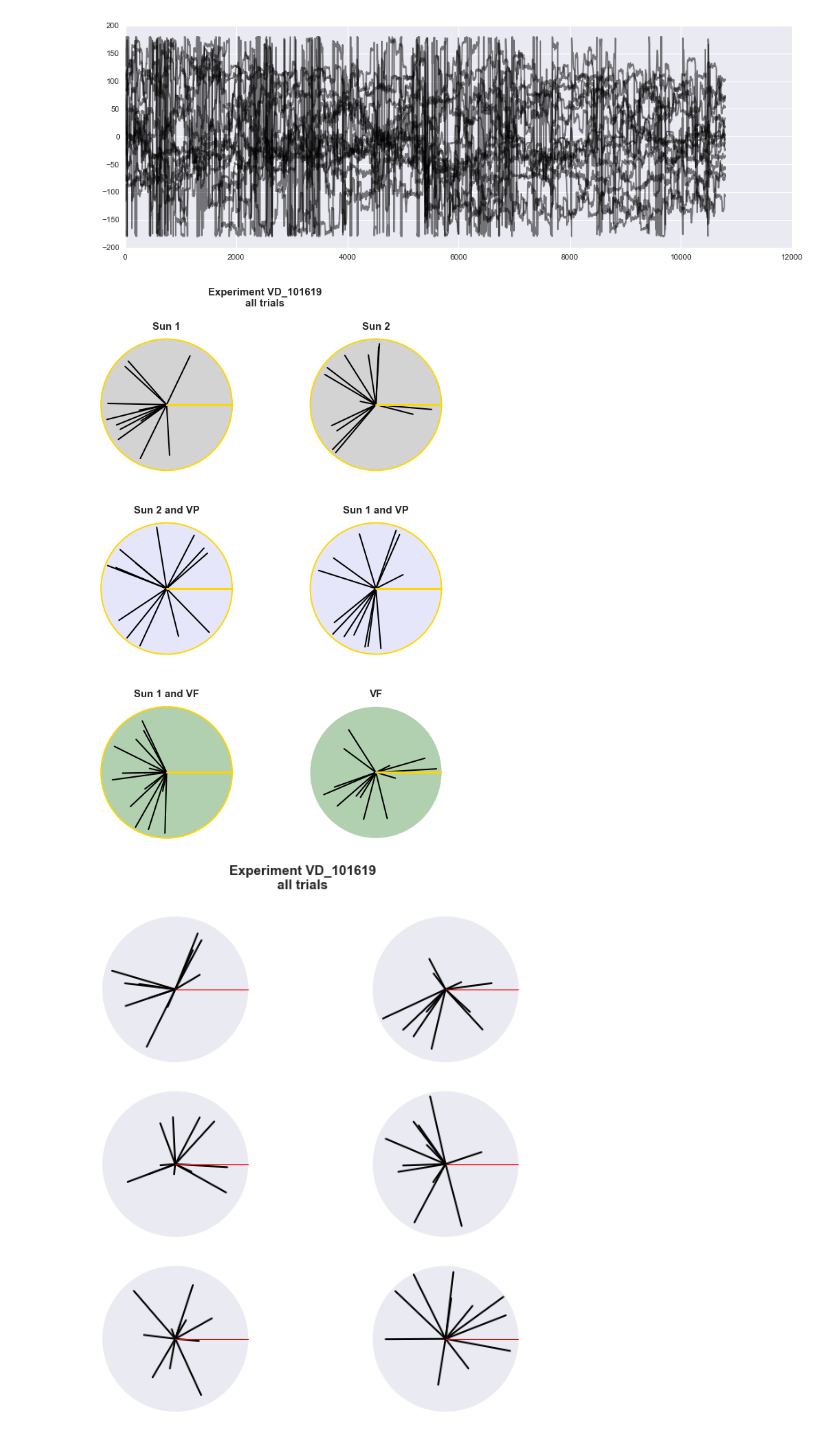
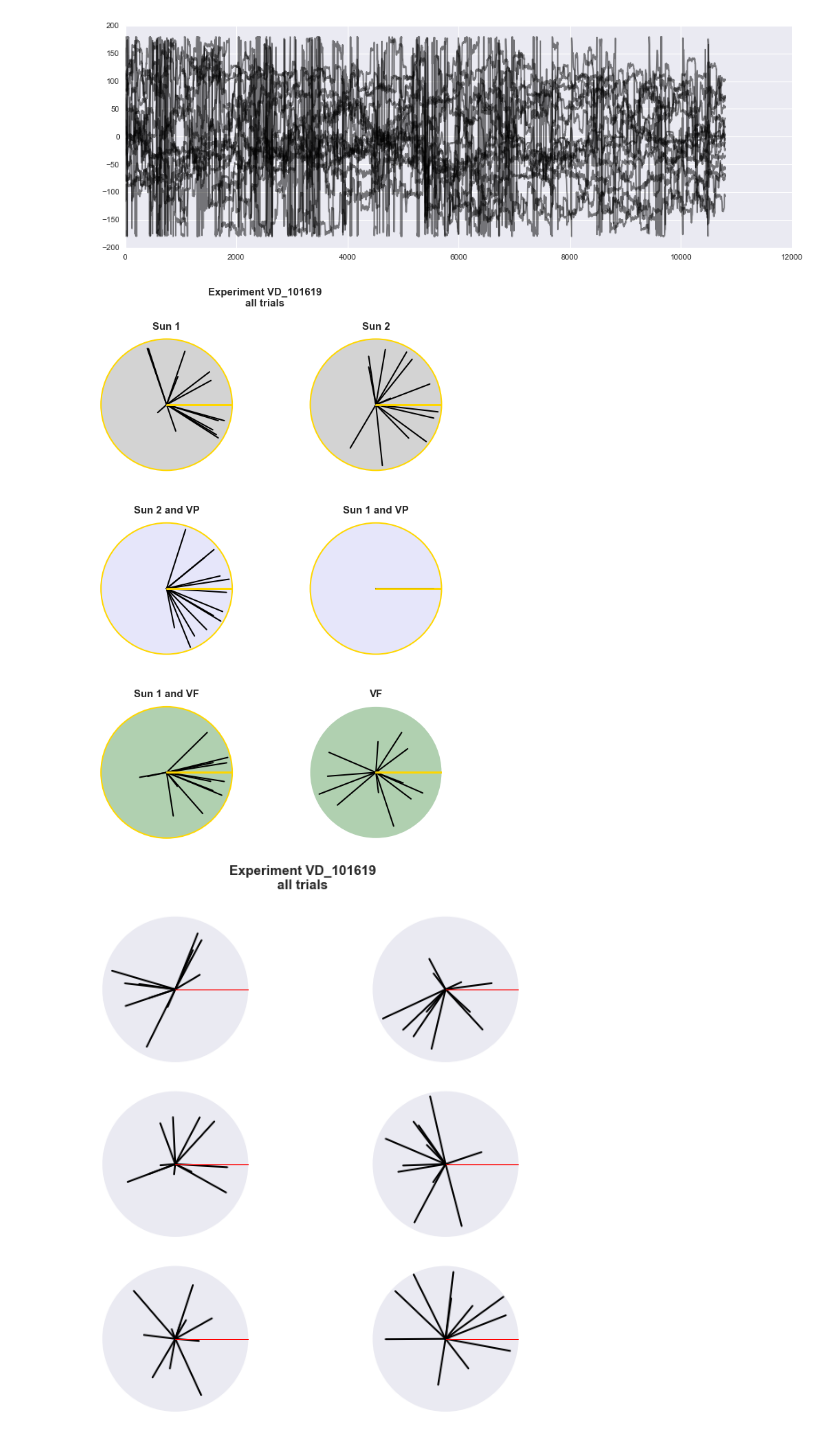
Before and after one commit to f-ponce/vdesert_pipeline, a Jupyter notebook: VD_101619.ipynb, the cells around one changed output. Saved outputs shown, nothing was run; the diff lists cells and outputs as text; code cells hidden in the pictures.

```diff
--- a/VD_101619.ipynb
+++ b/VD_101619.ipynb
@@ -1063,8 +1063,8 @@ bckclr_labels = ['lightgray','lavender','darkseagreen']
 p_labels = ['Sun 1', 'Sun 2', 'Sun 2 and VP', 'Sun 1 and VP', 'Sun 1 and VF', 'VF']
 for j in range(len(exp_trials_tp)):
     for i in range(13):#(len(all_circmeans_sf)):
-        cms = all_circmeans_sf[i][exp_trials_tp[j]]
-        cvs = all_circvars_sf[i][exp_trials_tp[j]]
+        cms = all_circmeans_s1f[i][exp_trials_tp[j]]
+        cvs = all_circvars_s1f[i][exp_trials_tp[j]]
         axs[axisorder[j]].plot((0, cms), ( 0, cvs), alpha = 1, color = 'k', linewidth =2)
         axs[axisorder[j]].plot((0, 0), ( 0, 1), alpha = 0.9, color = 'gold', linewidth =3)
         axs[axisorder[j]].grid(False)
@@ -1075,34 +1075,34 @@ for j in range(len(exp_trials_tp)):
         axs[axisorder[j]].set_title(p_labels[j],fontsize = 15, fontweight='bold')
 
         if exp_trials_tp[j] in [6,7]:
             axs[axisorder[j]].patch.set_facecolor(bckclr_labels[0])
             axs[axisorder[j]].spines['polar'].set_ec('gold')
             axs[axisorder[j]].spines['polar'].set_linewidth(2)
 
         elif exp_trials_tp[j] in [8,9]:
             axs[axisorder[j]].patch.set_facecolor(bckclr_labels[1])
             axs[axisorder[j]].spines['polar'].set_ec(bckclr_labels[0])
             axs[axisorder[j]].spines['polar'].set_ec('gold')
             axs[axisorder[j]].spines['polar'].set_linewidth(2)
 
         elif exp_trials_tp[j] in [10]:
             axs[axisorder[j]].patch.set_facecolor(bckclr_labels[2])
             axs[axisorder[j]].spines['polar'].set_ec(bckclr_labels[0])
             axs[axisorder[j]].patch.set_alpha(0.7)
             axs[axisorder[j]].spines['polar'].set_ec('gold')
             axs[axisorder[j]].spines['polar'].set_linewidth(2)
 
         elif exp_trials_tp[j] in [11]:
             axs[axisorder[j]].patch.set_facecolor(bckclr_labels[2])
             axs[axisorder[j]].spines['polar'].set_ec(bckclr_labels[0])
             axs[axisorder[j]].patch.set_alpha(0.7)
 
         axs[axisorder[j]].xaxis.set_tick_params(labelsize=15, pad=10)
 
 #     savefigdir = '/Users/fponce/Documents/vdesert/VD_101619/'
 #     fig.savefig(savefigdir+exp+'_polarplots_'+'allflies_t9'+'.pdf')  #bbox_inches='tight'
 # %% [output]
-[figure, old version]
+[figure, new version]
 # %%
 # # circular means plot
 
```
Also changed, not shown: 3 other files.
